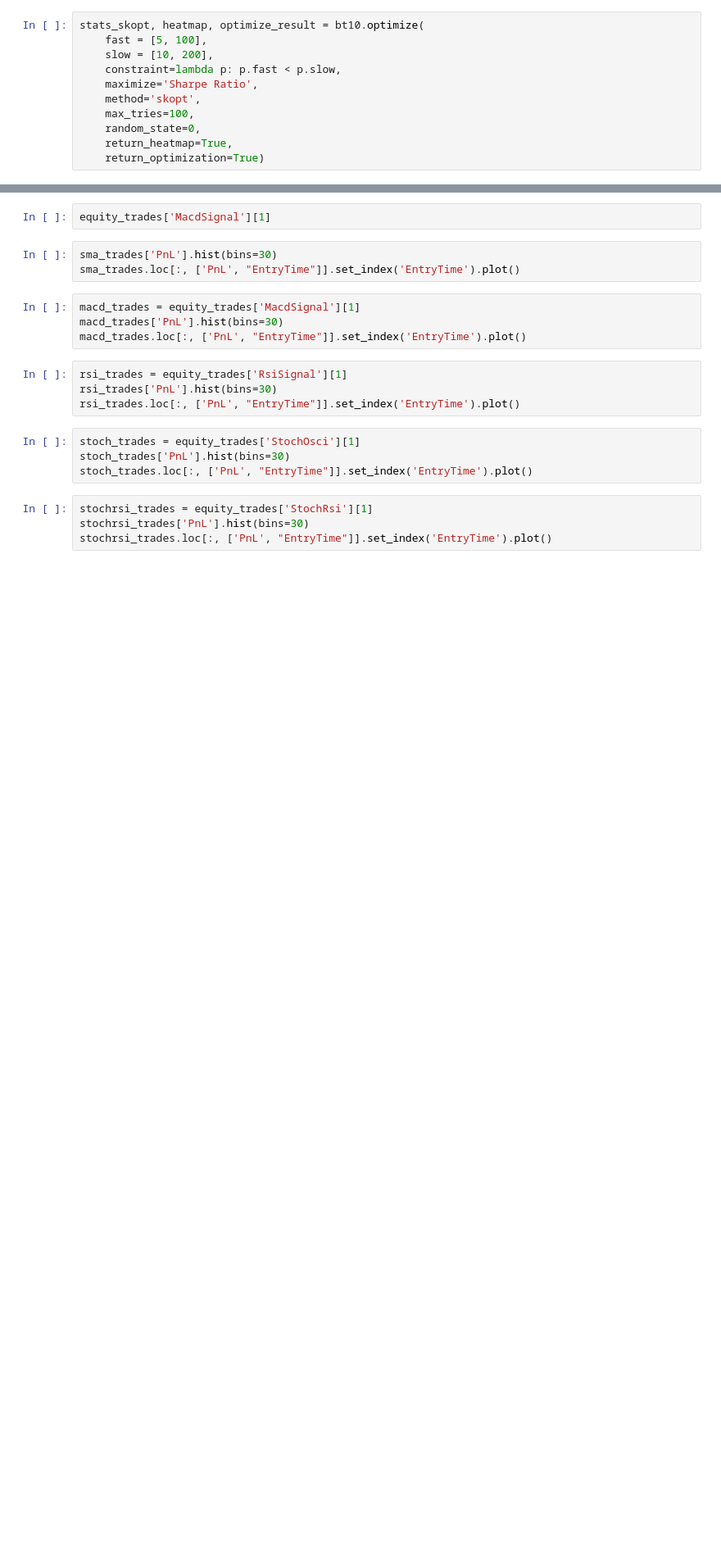
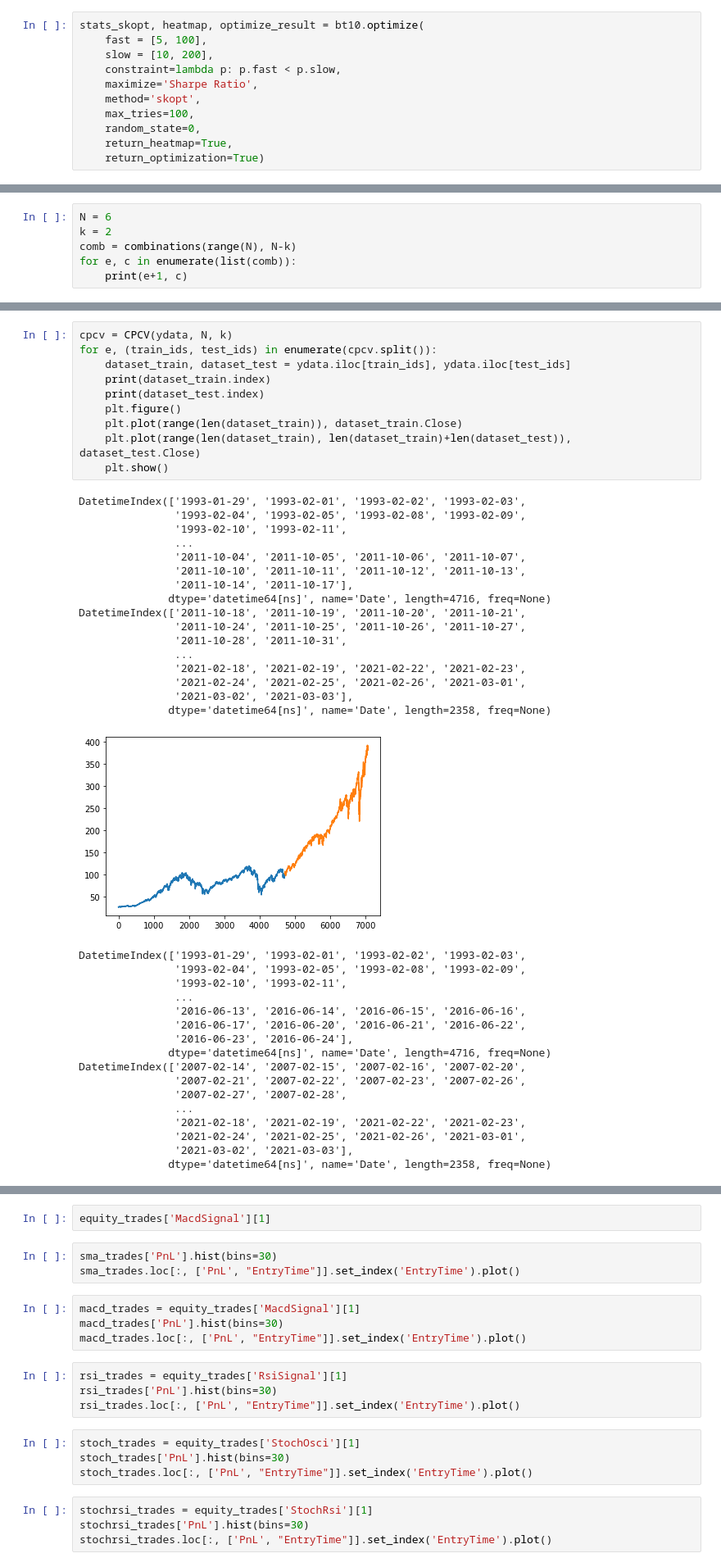
Before and after one commit to evelynyou/capstone_indicators, a Jupyter notebook: productionize.ipynb, the cells around one changed output, grey strips where cells are left out. Shown at 82% size. Drawn from its saved outputs; the diff is of its cells as text; blank space fills up the shorter version.

```diff
--- a/productionize.ipynb
+++ b/productionize.ipynb
@@ -143,0 +131,6 @@ dtype: object
+# %%
+N = 6
+k = 2
+comb = combinations(range(N), N-k)
+for e, c in enumerate(list(comb)):
+    print(e+1, c)
@@ -143,0 +153,44 @@ dtype: object
+# %%
+cpcv = CPCV(ydata, N, k)
+for e, (train_ids, test_ids) in enumerate(cpcv.split()):
+    dataset_train, dataset_test = ydata.iloc[train_ids], ydata.iloc[test_ids]
+    print(dataset_train.index)
+    print(dataset_test.index)
+    plt.figure()
+    plt.plot(range(len(dataset_train)), dataset_train.Close)
+    plt.plot(range(len(dataset_train), len(dataset_train)+len(dataset_test)), dataset_test.Close)
+    plt.show()
+# %% [output]
+DatetimeIndex(['1993-01-29', '1993-02-01', '1993-02-02', '1993-02-03',
+               '1993-02-04', '1993-02-05', '1993-02-08', '1993-02-09',
+               '1993-02-10', '1993-02-11',
+               ...
+               '2011-10-04', '2011-10-05', '2011-10-06', '2011-10-07',
+               '2011-10-10', '2011-10-11', '2011-10-12', '2011-10-13',
+               '2011-10-14', '2011-10-17'],
+              dtype='datetime64[ns]', name='Date', length=4716, freq=None)
+DatetimeIndex(['2011-10-18', '2011-10-19', '2011-10-20', '2011-10-21',
+               '2011-10-24', '2011-10-25', '2011-10-26', '2011-10-27',
+               '2011-10-28', '2011-10-31',
+               ...
+               '2021-02-18', '2021-02-19', '2021-02-22', '2021-02-23',
+               '2021-02-24', '2021-02-25', '2021-02-26', '2021-03-01',
+               '2021-03-02', '2021-03-03'],
+              dtype='datetime64[ns]', name='Date', length=2358, freq=None)
+[figure, added]
+DatetimeIndex(['1993-01-29', '1993-02-01', '1993-02-02', '1993-02-03',
+               '1993-02-04', '1993-02-05', '1993-02-08', '1993-02-09',
+               '1993-02-10', '1993-02-11',
+               ...
+               '2016-06-13', '2016-06-14', '2016-06-15', '2016-06-16',
+               '2016-06-17', '2016-06-20', '2016-06-21', '2016-06-22',
+               '2016-06-23', '2016-06-24'],
+              dtype='datetime64[ns]', name='Date', length=4716, freq=None)
+DatetimeIndex(['2007-02-14', '2007-02-15', '2007-02-16', '2007-02-20',
+               '2007-02-21', '2007-02-22', '2007-02-23', '2007-02-26',
+               '2007-02-27', '2007-02-28',
+               ...
+               '2021-02-18', '2021-02-19', '2021-02-22', '2021-02-23',
+               '2021-02-24', '2021-02-25', '2021-02-26', '2021-03-01',
+               '2021-03-02', '2021-03-03'],
+              dtype='datetime64[ns]', name='Date', length=2358, freq=None)
```
Also changed, not shown: parts of 36 cells of this notebook, 1 other file.
